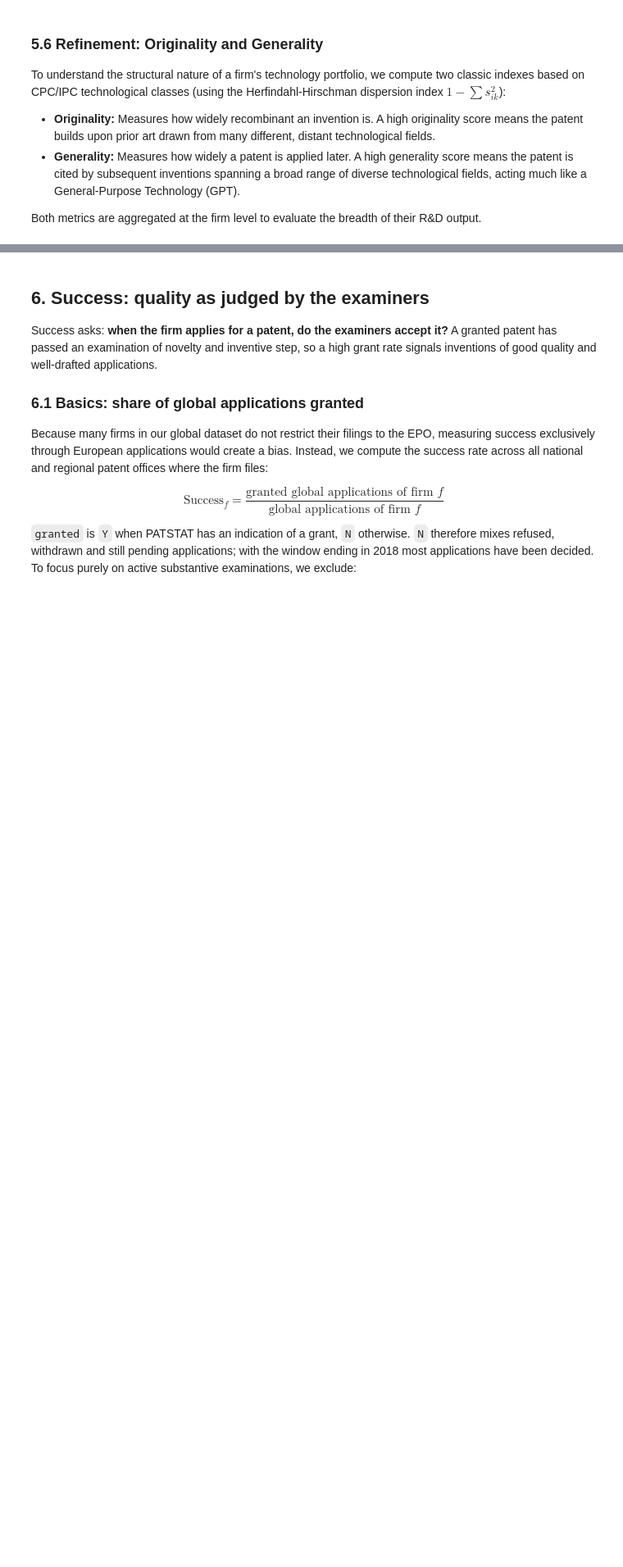
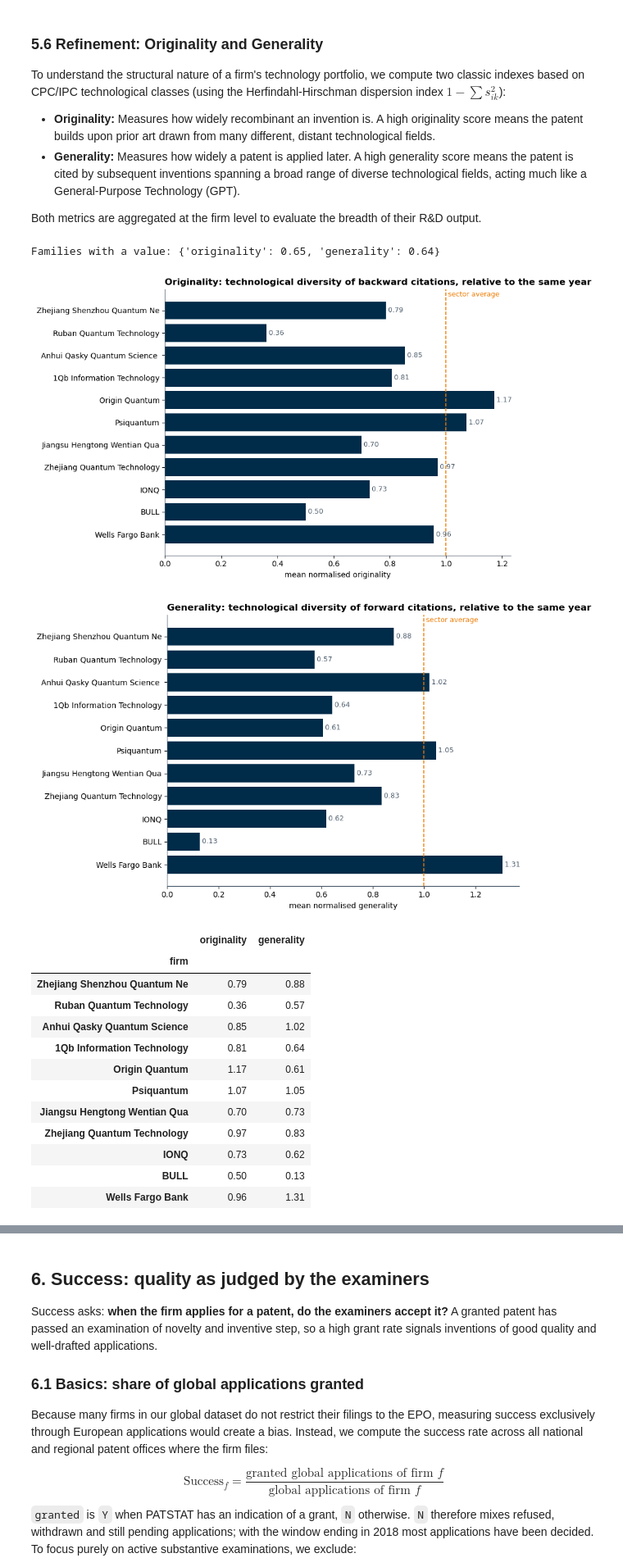
Before and after one commit to letiBri/team-30-QuantumComputing, a Jupyter notebook: notebooks/STEP3_present_score_entrant.ipynb, the cells around one changed output, grey strips where cells are left out. Shown at 82% size. Saved outputs shown, nothing was run; the diff lists cells and outputs as text; code cells hidden in the pictures; blank space fills up the shorter version.

```diff
--- a/notebooks/STEP3_present_score_entrant.ipynb
+++ b/notebooks/STEP3_present_score_entrant.ipynb
@@ -368,0 +394,7 @@ def per_firm(column, how="mean"):
+# %%
+boa = [int(f) for f in fam_firm.loc[fam_firm.firm == "BANK AMERICA", "docdb_family_id"].unique()]
+q = (db.query(TLS201_APPLN.docdb_family_id, TLS202_APPLN_TITLE.appln_title)
+       .join(TLS202_APPLN_TITLE, TLS202_APPLN_TITLE.appln_id == TLS201_APPLN.appln_id)
+       .filter(TLS201_APPLN.docdb_family_id.in_(boa)))
+pd.set_option("display.max_colwidth", 120)
+patstat.df(q).drop_duplicates("docdb_family_id")
@@ -368,0 +416,7 @@ def per_firm(column, how="mean"):
+# %%
+wf = [int(f) for f in fam_firm.loc[fam_firm.firm == "WELLS FARGO BANK", "docdb_family_id"].unique()]
+q = (db.query(TLS201_APPLN.docdb_family_id, TLS202_APPLN_TITLE.appln_title)
+       .join(TLS202_APPLN_TITLE, TLS202_APPLN_TITLE.appln_id == TLS201_APPLN.appln_id)
+       .filter(TLS201_APPLN.docdb_family_id.in_(wf)))
+pd.set_option("display.max_colwidth", 140)
+patstat.df(q).drop_duplicates("docdb_family_id")
@@ -368,0 +437,10 @@ def per_firm(column, how="mean"):
+# %%
+ids = [int(f) for f in fam_firm[fam_firm.firm.isin(TOP)].docdb_family_id.unique()]
+q = (db.query(TLS201_APPLN.docdb_family_id, TLS202_APPLN_TITLE.appln_title)
+       .join(TLS202_APPLN_TITLE, TLS202_APPLN_TITLE.appln_id == TLS201_APPLN.appln_id)
+       .filter(TLS201_APPLN.docdb_family_id.in_(ids)))
+t = patstat.df(q).drop_duplicates("docdb_family_id").merge(
+    fam_firm[["docdb_family_id", "firm"]].drop_duplicates(), on="docdb_family_id")
+t["mentions_quantum"] = t.appln_title.str.contains("quantum|qubit", case=False)
+t = t[t.firm.isin(TOP)]
+t.groupby("firm").mentions_quantum.agg(share="mean", families="size").round(2)
@@ -368,0 +482,6 @@ def per_firm(column, how="mean"):
+# %%
+COMM = "key distribution|qkd|random number|authentication|encrypt|cryptograph|secure communication|quantum communication|quantum network|quantum key"
+t["communication"] = t.appln_title.str.contains(COMM, case=False)
+t.groupby("firm").agg(quantum_in_title=("mentions_quantum", "mean"),
+                      communication_in_title=("communication", "mean"),
+                      families=("communication", "size")).round(2)
@@ -775,31 +1053,57 @@ fwd_pairs = fcit[fcit.lag.between(0, 5)][["citing_family", "cited_family"]].drop
 
 fields = family_fields(set(back_pairs.cited_family) | set(fwd_pairs.citing_family))
 
 families["originality"] = families.docdb_family_id.map(dispersion(back_pairs, "citing_family", "cited_family", fields))
 families["generality"] = families.docdb_family_id.map(dispersion(fwd_pairs, "cited_family", "citing_family", fields))
 families["orig_norm"] = normalise_by_cohort(families.originality)
 families["gen_norm"] = normalise_by_cohort(families.generality)
 print("Families with a value:", families[["originality", "generality"]].notna().mean().round(2).to_dict())
 
 orig_firm = per_firm("orig_norm").rename("originality")
 gen_firm = per_firm("gen_norm").rename("generality")
 
 firm_bars(
     orig_firm,
     "Originality: technological diversity of backward citations, relative to the same year",
     "mean normalised originality",
     ref=1,
     ref_label="sector average"
 )
 
 firm_bars(
     gen_firm,
     "Generality: technological diversity of forward citations, relative to the same year",
     "mean normalised generality",
     ref=1,
     ref_label="sector average"
 )
 
 orig_firm.rename(index=SHORT).round(2)
 gen_firm.rename(index=SHORT).round(2)
-pd.concat([orig_firm, gen_firm], axis=1).rename(index=SHORT).round(2)
+display(pd.concat([orig_firm, gen_firm], axis=1).rename(index=SHORT).round(2))
+
+n_used = (fam_firm.merge(families[["docdb_family_id", "orig_norm", "gen_norm"]], on="docdb_family_id")
+                  .groupby("firm")[["orig_norm", "gen_norm"]].count()
+                  .reindex(TOP)
+                  .rename(columns={"orig_norm": "n families with originality",
+                                   "gen_norm": "n families with generality"}))
+n_used["families in the window"] = n_families.reindex(TOP)
+
+n_used.rename(index=SHORT)
+# %% [output]
+Families with a value: {'originality': 0.65, 'generality': 0.64}
+[figure, added]
+[figure, added]
+|  | originality | generality |
+| firm |  |  |
+| Zhejiang Shenzhou Quantum Ne | 0.79 | 0.88 |
+| Ruban Quantum Technology | 0.36 | 0.57 |
+| Anhui Qasky Quantum Science | 0.85 | 1.02 |
+| 1Qb Information Technology | 0.81 | 0.64 |
+| Origin Quantum | 1.17 | 0.61 |
+| Psiquantum | 1.07 | 1.05 |
+| Jiangsu Hengtong Wentian Qua | 0.70 | 0.73 |
+| Zhejiang Quantum Technology | 0.97 | 0.83 |
+| IONQ | 0.73 | 0.62 |
+| BULL | 0.50 | 0.13 |
+| Wells Fargo Bank | 0.96 | 1.31 |
```
Also changed, not shown: parts of 87 cells of this notebook, 1 other file.
